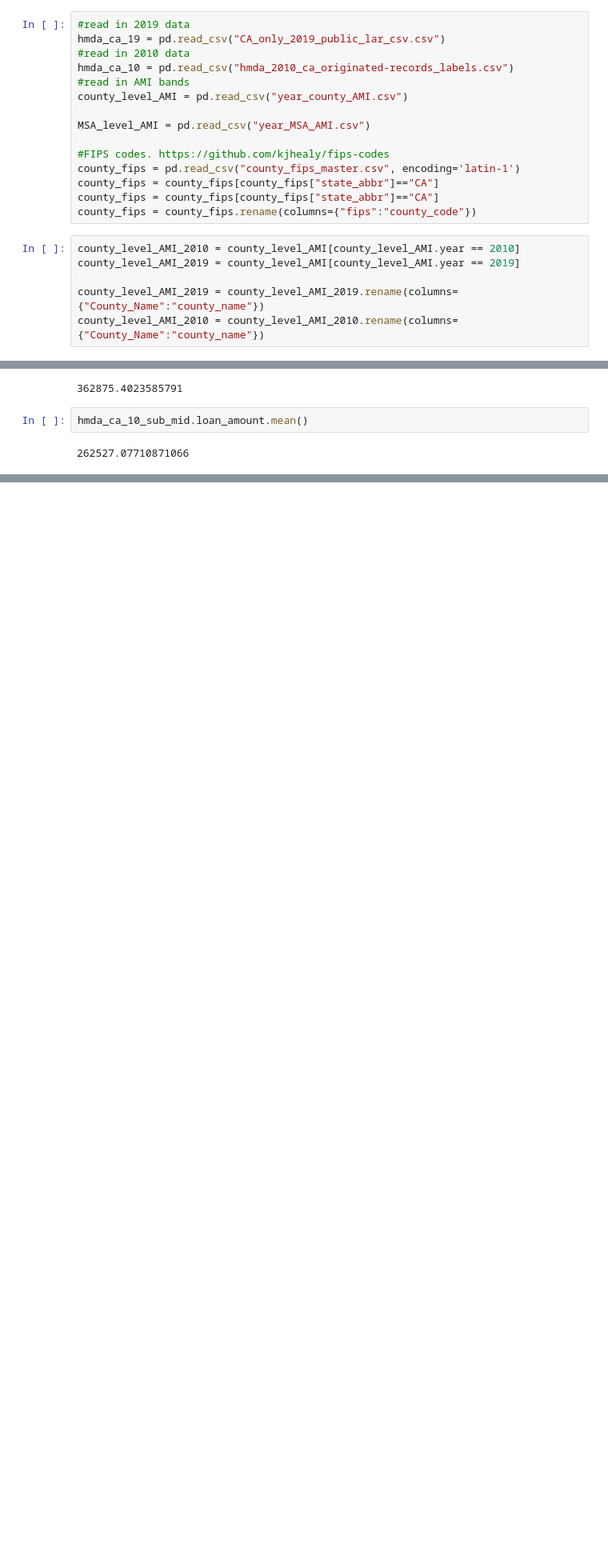
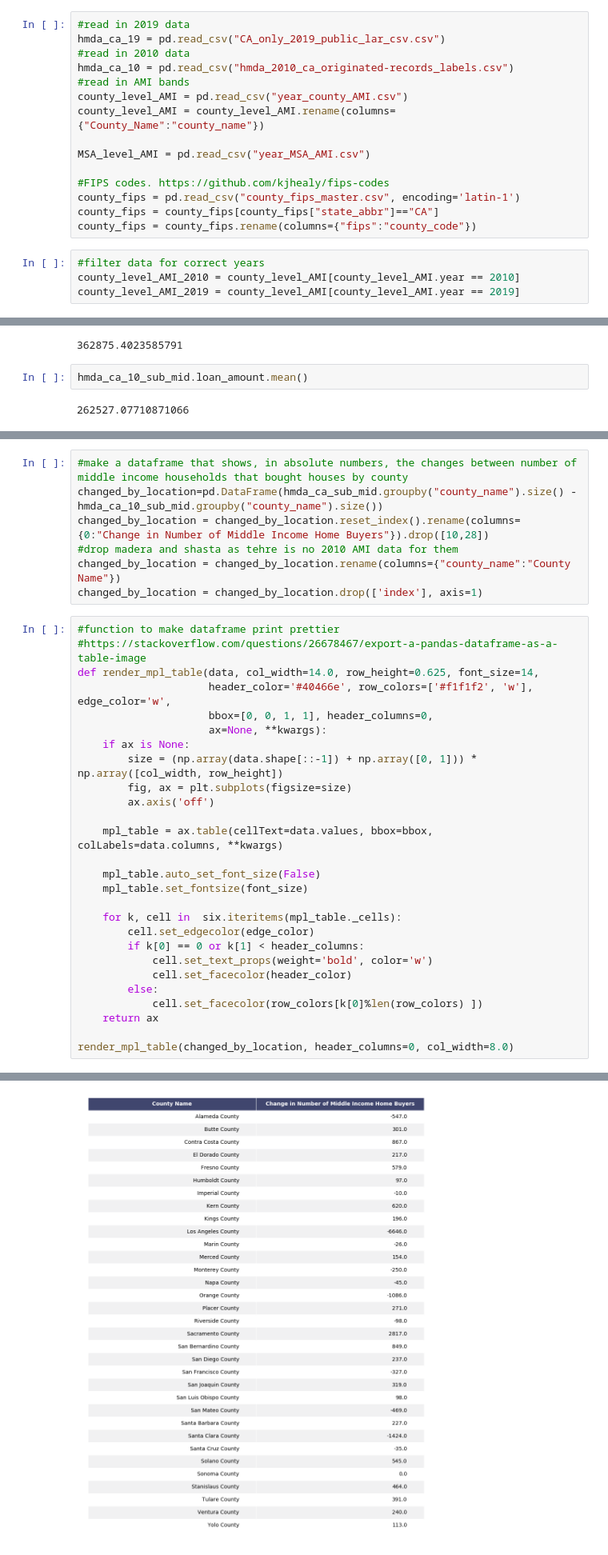
Before and after one commit to qunderriner/missing_middle_zillow, a Jupyter notebook: zillow_data_exploration_v3.ipynb, the cells around one changed output, grey strips where cells are left out. Shown at 80% size. Cells and saved outputs as stored; diff of their text form; blank space fills up the shorter version.

```diff
--- a/zillow_data_exploration_v3.ipynb
+++ b/zillow_data_exploration_v3.ipynb
@@ -165,20 +146,18 @@ hmda_ca_19 = pd.read_csv("CA_only_2019_public_lar_csv.csv")
 hmda_ca_10 = pd.read_csv("hmda_2010_ca_originated-records_labels.csv")
 #read in AMI bands
 county_level_AMI = pd.read_csv("year_county_AMI.csv")
+county_level_AMI = county_level_AMI.rename(columns={"County_Name":"county_name"})
 
 MSA_level_AMI = pd.read_csv("year_MSA_AMI.csv")
 
 #FIPS codes. https://github.com/kjhealy/fips-codes
 county_fips = pd.read_csv("county_fips_master.csv", encoding='latin-1')
 county_fips = county_fips[county_fips["state_abbr"]=="CA"]
-county_fips = county_fips[county_fips["state_abbr"]=="CA"]
 county_fips = county_fips.rename(columns={"fips":"county_code"})
 # %%
+#filter data for correct years
 county_level_AMI_2010 = county_level_AMI[county_level_AMI.year == 2010]
 county_level_AMI_2019 = county_level_AMI[county_level_AMI.year == 2019]
-
-county_level_AMI_2019 = county_level_AMI_2019.rename(columns={"County_Name":"county_name"})
-county_level_AMI_2010 = county_level_AMI_2010.rename(columns={"County_Name":"county_name"})
 # %% [markdown]
 #### Want to filter data for owner occupied princple residences, home purchases (not refinance), and for first liens that are actually disbursed
 # %%
@@ -267,0 +228,35 @@ dtype: float64
+# %%
+#make a dataframe that shows, in absolute numbers, the changes between number of middle income households that bought houses by county
+changed_by_location=pd.DataFrame(hmda_ca_sub_mid.groupby("county_name").size() - hmda_ca_10_sub_mid.groupby("county_name").size())
+changed_by_location = changed_by_location.reset_index().rename(columns={0:"Change in Number of Middle Income Home Buyers"}).drop([10,28])
+#drop madera and shasta as tehre is no 2010 AMI data for them
+changed_by_location = changed_by_location.rename(columns={"county_name":"County Name"})
+changed_by_location = changed_by_location.drop(['index'], axis=1)
+# %%
+#function to make dataframe print prettier
+#https://stackoverflow.com/questions/26678467/export-a-pandas-dataframe-as-a-table-image
+def render_mpl_table(data, col_width=14.0, row_height=0.625, font_size=14,
+                     header_color='#40466e', row_colors=['#f1f1f2', 'w'], edge_color='w',
+                     bbox=[0, 0, 1, 1], header_columns=0,
+                     ax=None, **kwargs):
+    if ax is None:
+        size = (np.array(data.shape[::-1]) + np.array([0, 1])) * np.array([col_width, row_height])
+        fig, ax = plt.subplots(figsize=size)
+        ax.axis('off')
+
+    mpl_table = ax.table(cellText=data.values, bbox=bbox, colLabels=data.columns, **kwargs)
+
+    mpl_table.auto_set_font_size(False)
+    mpl_table.set_fontsize(font_size)
+
+    for k, cell in  six.iteritems(mpl_table._cells):
+        cell.set_edgecolor(edge_color)
+        if k[0] == 0 or k[1] < header_columns:
+            cell.set_text_props(weight='bold', color='w')
+            cell.set_facecolor(header_color)
+        else:
+            cell.set_facecolor(row_colors[k[0]%len(row_colors) ])
+    return ax
+
+render_mpl_table(changed_by_location, header_columns=0, col_width=8.0)
+# %% [output]
@@ -267,0 +264 @@ dtype: float64
+[figure, added]
```
Also changed, not shown: parts of 28 cells of this notebook.
